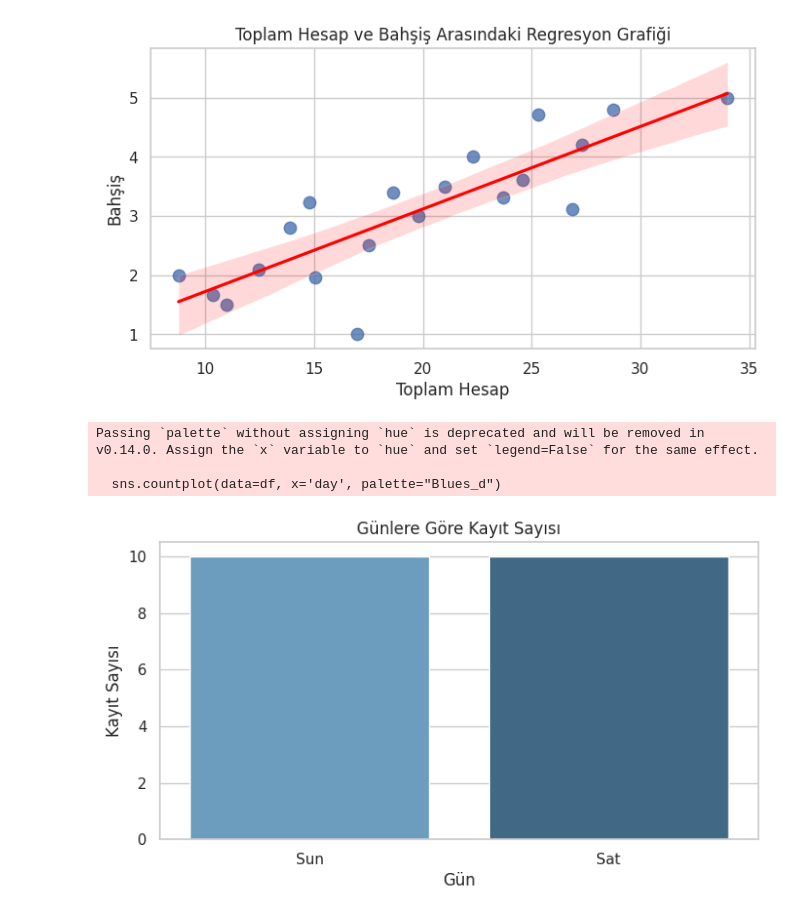
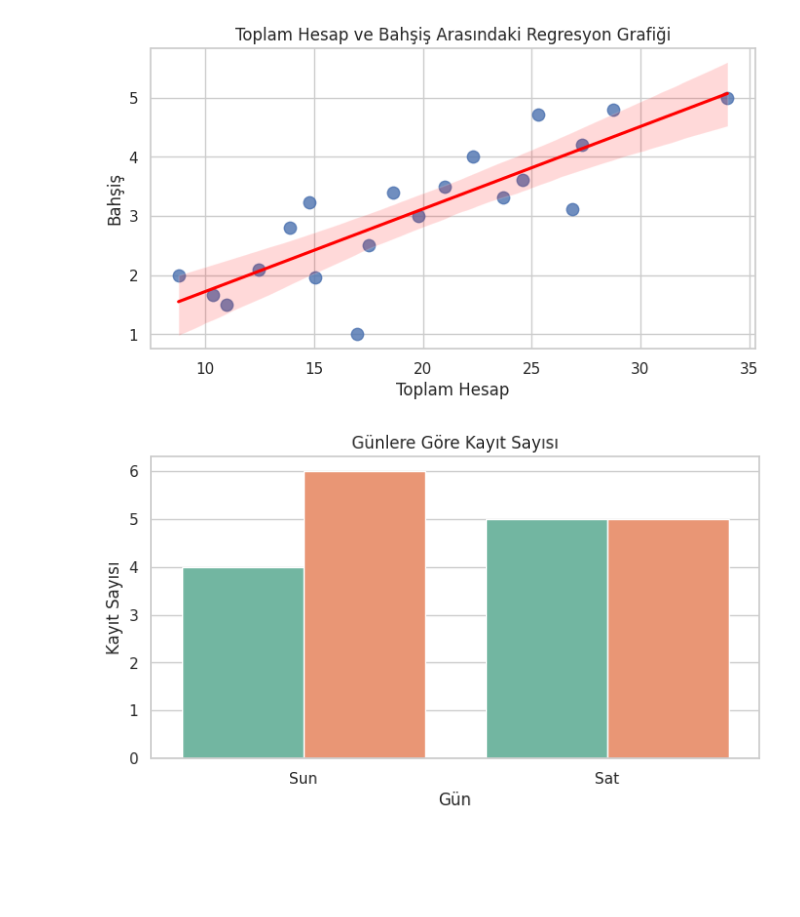
Before and after one commit to onuralpArsln/MlAiTutorialProjects, a Jupyter notebook: 12-VideoSources/seabornVis.ipynb, the cells around one changed output. Cells and saved outputs as stored; diff of their text form; code cells hidden in the pictures; blank space fills up the shorter version.

```diff
--- a/12-VideoSources/seabornVis.ipynb
+++ b/12-VideoSources/seabornVis.ipynb
@@ -197,13 +178,10 @@ plt.show()
 # %%
 # Kayıt sayısı grafiği: Her güne ait kayıt sayısını gösterir
 plt.figure(figsize=(8, 4))
-sns.countplot(data=df, x='day', palette="Blues_d")
+sns.countplot(data=df, x='day', hue='sex', palette="Set2", legend=False)
 plt.title("Günlere Göre Kayıt Sayısı")
 plt.xlabel("Gün")
 plt.ylabel("Kayıt Sayısı")
 plt.show()
 # %% [output]
-Passing `palette` without assigning `hue` is deprecated and will be removed in v0.14.0. Assign the `x` variable to `hue` and set `legend=False` for the same effect.
-
-  sns.countplot(data=df, x='day', palette="Blues_d")
-[figure, old version]
+[figure, new version]
```
Also changed, not shown: parts of 11 cells of this notebook.
